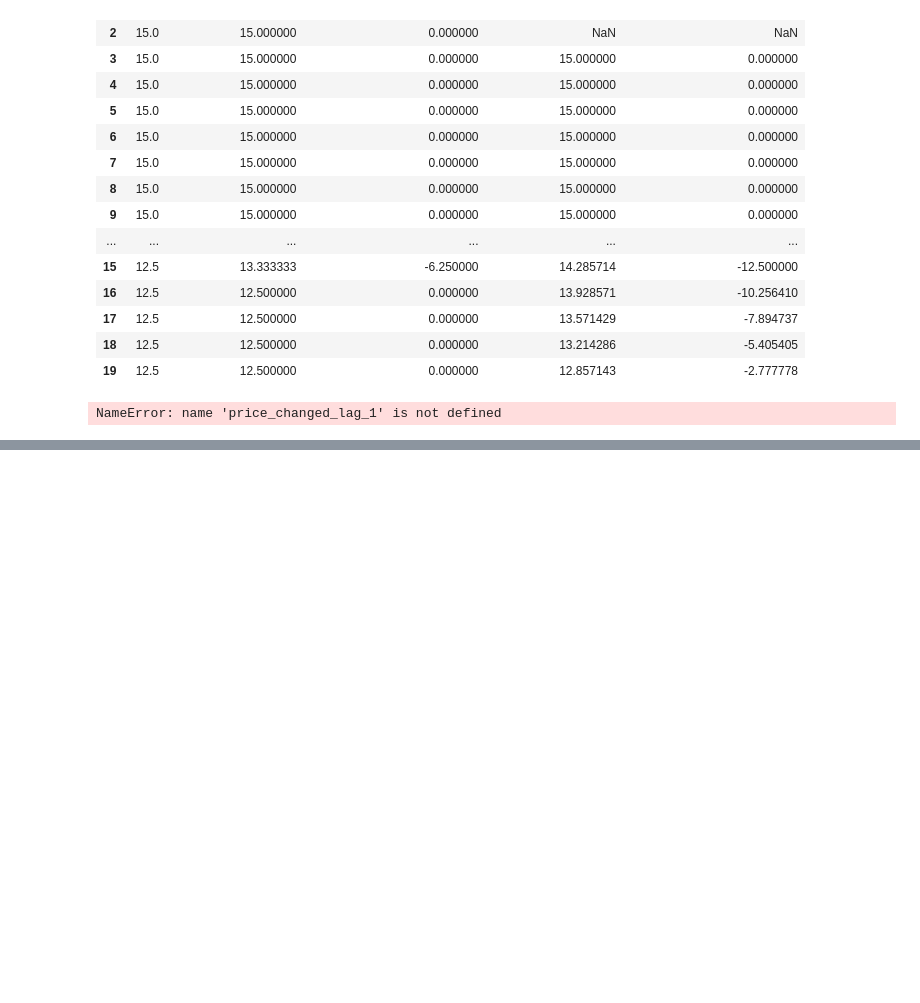
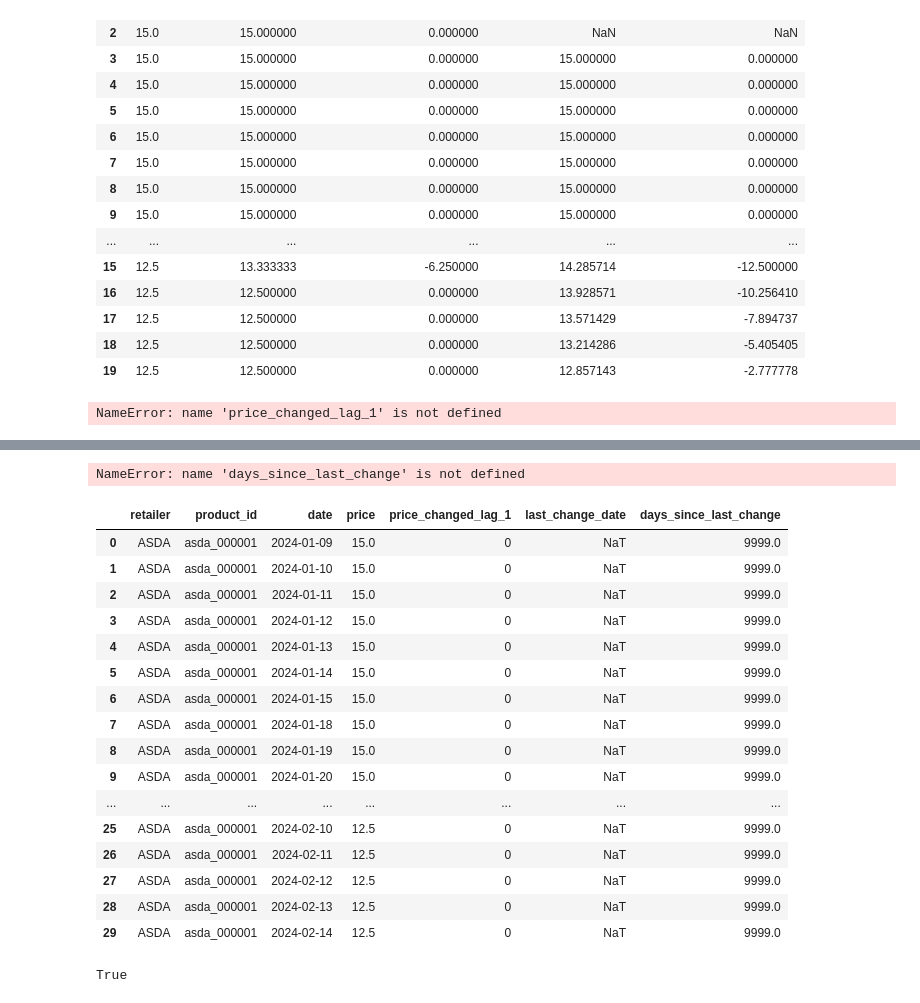
Before and after one commit to kondacharansair-ctrl/supermarket-price-direction, a Jupyter notebook: notebooks/05_feature_engineering.ipynb, the cells around one changed output, grey strips where cells are left out. Saved outputs shown, nothing was run; the diff lists cells and outputs as text; code cells hidden in the pictures; blank space fills up the shorter version.

Commit message:
Update feature engineering notebook after saving feature table

```diff
--- a/notebooks/05_feature_engineering.ipynb
+++ b/notebooks/05_feature_engineering.ipynb
@@ -588,0 +711,54 @@ display(model_features_df[target_col].value_counts(normalize=True))
+# %%
+days_since_last_change
+# %% [output]
+NameError: name 'days_since_last_change' is not defined
+# %%
+group_cols = ["retailer", "product_id"]
+
+model_df["change_event"] = model_df["price_changed_lag_1"] == 1
+
+model_df["last_change_date"] = model_df["date"].where(model_df["change_event"])
+
+model_df["last_change_date"] = (
+    model_df
+    .groupby(group_cols, observed=True)["last_change_date"]
+    .ffill()
+)
+
+model_df["days_since_last_change"] = (
+    model_df["date"] - model_df["last_change_date"]
+).dt.days
+
+model_df["days_since_last_change"] = model_df["days_since_last_change"].fillna(9999)
+
+model_df[[
+    "retailer",
+    "product_id",
+    "date",
+    "price",
+    "price_changed_lag_1",
+    "last_change_date",
+    "days_since_last_change"
+]].head(30)
+# %% [output]
+|  | retailer | product_id | date | price | price_changed_lag_1 | last_change_date | days_since_last_change |
+| 0 | ASDA | asda_000001 | 2024-01-09 | 15.0 | 0 | NaT | 9999.0 |
+| 1 | ASDA | asda_000001 | 2024-01-10 | 15.0 | 0 | NaT | 9999.0 |
+| 2 | ASDA | asda_000001 | 2024-01-11 | 15.0 | 0 | NaT | 9999.0 |
+| 3 | ASDA | asda_000001 | 2024-01-12 | 15.0 | 0 | NaT | 9999.0 |
+| 4 | ASDA | asda_000001 | 2024-01-13 | 15.0 | 0 | NaT | 9999.0 |
+| 5 | ASDA | asda_000001 | 2024-01-14 | 15.0 | 0 | NaT | 9999.0 |
+| 6 | ASDA | asda_000001 | 2024-01-15 | 15.0 | 0 | NaT | 9999.0 |
+| 7 | ASDA | asda_000001 | 2024-01-18 | 15.0 | 0 | NaT | 9999.0 |
+| 8 | ASDA | asda_000001 | 2024-01-19 | 15.0 | 0 | NaT | 9999.0 |
+| 9 | ASDA | asda_000001 | 2024-01-20 | 15.0 | 0 | NaT | 9999.0 |
+| ... | ... | ... | ... | ... | ... | ... | ... |
+| 25 | ASDA | asda_000001 | 2024-02-10 | 12.5 | 0 | NaT | 9999.0 |
+| 26 | ASDA | asda_000001 | 2024-02-11 | 12.5 | 0 | NaT | 9999.0 |
+| 27 | ASDA | asda_000001 | 2024-02-12 | 12.5 | 0 | NaT | 9999.0 |
+| 28 | ASDA | asda_000001 | 2024-02-13 | 12.5 | 0 | NaT | 9999.0 |
+| 29 | ASDA | asda_000001 | 2024-02-14 | 12.5 | 0 | NaT | 9999.0 |
+# %%
+"days_since_last_change" in model_df.columns
+# %% [output]
+True
```
Also changed, not shown: parts of 11 cells of this notebook.
